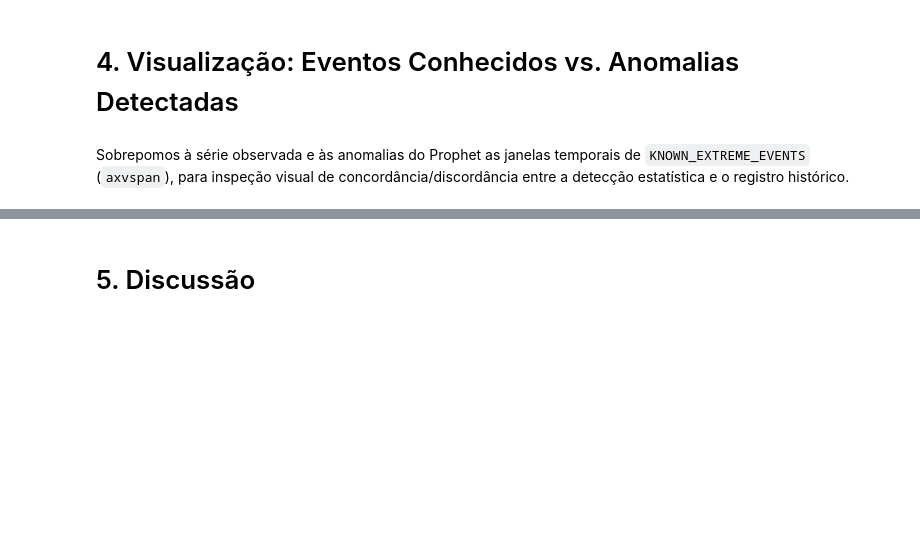
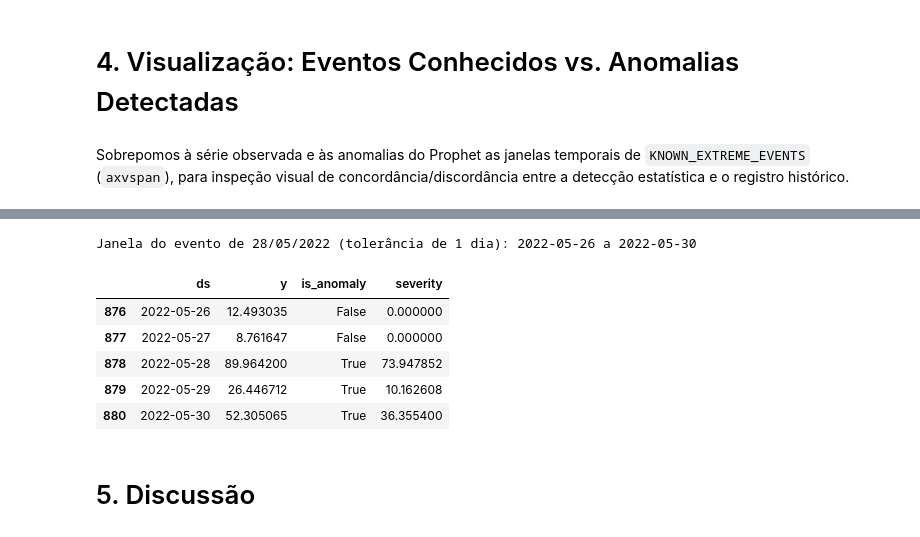
Before and after one commit to lfaferreira/hydrometeorological-anomalies-prophet, a Jupyter notebook: notebooks/03_validation.ipynb, the cells around one changed output, grey strips where cells are left out. Saved outputs shown, nothing was run; the diff lists cells and outputs as text; code cells hidden in the pictures; blank space fills up the shorter version.

```diff
--- a/notebooks/03_validation.ipynb
+++ b/notebooks/03_validation.ipynb
@@ -140,3 +208,18 @@ A série modelada (`serie_prophet_rmr_2020_2025.csv`) cobre apenas 2020-2025; os
+# %%
+evento_2805 = KNOWN_EXTREME_EVENTS[1]  # Chuvas extremas de 28 de maio de 2022
+ini_2805 = pd.Timestamp(evento_2805['start_date']) - tolerancia
+fim_2805 = pd.Timestamp(evento_2805['end_date']) + tolerancia
+print(f"Janela do evento de 28/05/2022 (tolerância de {tolerancia.days} dia): {ini_2805.date()} a {fim_2805.date()}")
+
+flagged[flagged['ds'].between(ini_2805, fim_2805)][['ds', 'y', 'is_anomaly', 'severity']]
+# %% [output]
+Janela do evento de 28/05/2022 (tolerância de 1 dia): 2022-05-26 a 2022-05-30
+|  | ds | y | is_anomaly | severity |
+| 876 | 2022-05-26 | 12.493035 | False | 0.000000 |
+| 877 | 2022-05-27 | 8.761647 | False | 0.000000 |
+| 878 | 2022-05-28 | 89.964200 | True | 73.947852 |
+| 879 | 2022-05-29 | 26.446712 | True | 10.162608 |
+| 880 | 2022-05-30 | 52.305065 | True | 36.355400 |
 # %% [markdown]
 # 5. Discussão
 # %% [markdown]
```
Also changed, not shown: parts of 11 cells of this notebook.
